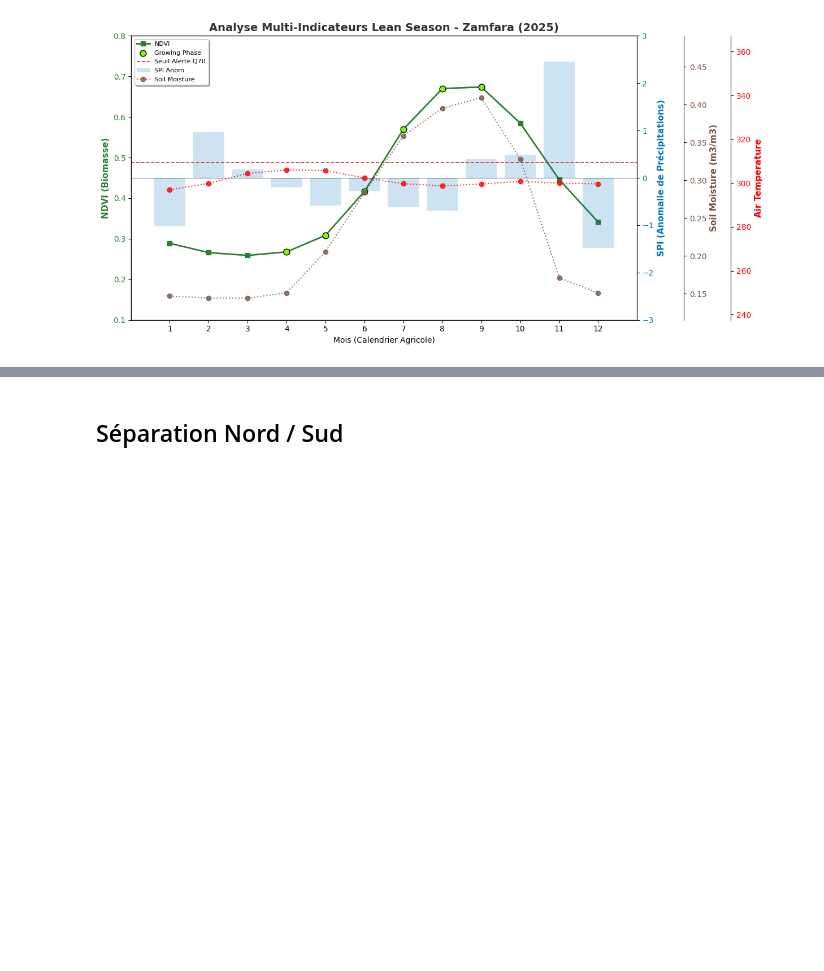
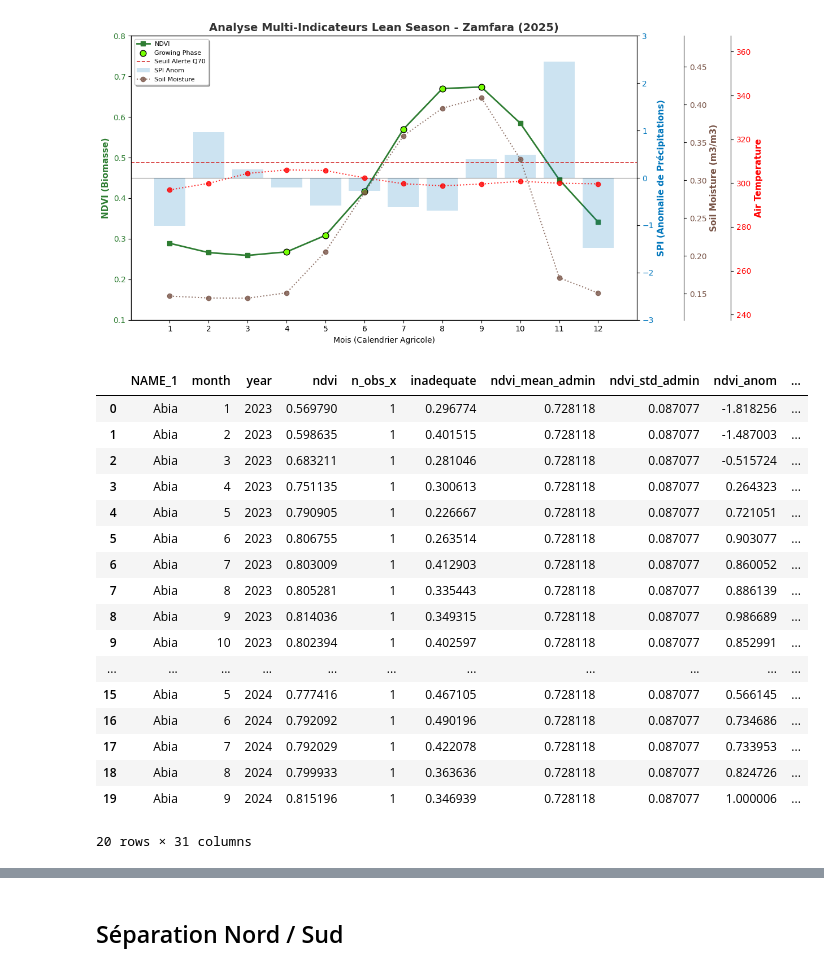
Before and after one commit to tnourlyn/Projet-de-Statapp---WFP-, a Jupyter notebook: Lean_season.ipynb, the cells around one changed output, grey strips where cells are left out. Drawn from its saved outputs; the diff is of its cells as text; code cells hidden in the pictures; blank space fills up the shorter version.

```diff
--- a/Lean_season.ipynb
+++ b/Lean_season.ipynb
@@ -1356,3 +1356,60 @@ for year in [2023, 2024, 2025]:
 [figure]
 [figure]
 [figure]
+# %%
+# 1) ndvi_diff
+summary_lean_season_yearly["ndvi_diff"] = (summary_lean_season_yearly.groupby(["NAME_1", "year"])["ndvi"].diff())
+
+# 2) ndvi_max_annual
+summary_lean_season_yearly["ndvi_max_annual"] = (summary_lean_season_yearly.groupby(["NAME_1", "year"])["ndvi"].transform("max"))
+
+# 3) rainfall
+summary_lean_season_yearly["rain_mean_annual"] = (
+    summary_lean_season_yearly
+    .groupby(["NAME_1", "year"])["Rainf_f_tavg"]
+    .transform("mean")
+)
+
+# 4) inadequate
+summary_lean_season_yearly["inadequate_mean_annual"] = (
+    summary_lean_season_yearly
+    .groupby(["NAME_1", "year"])["inadequate"]
+    .transform("mean")
+)
+
+# 5) Soil moisture
+
+summary_lean_season_yearly["soil_mean_annual"] = (
+    summary_lean_season_yearly
+    .groupby(["NAME_1", "year"])["SoilMoi10_40cm_tavg"]
+    .transform("mean")
+)
+# 5) indicateur brut
+summary_lean_season_yearly["lean_season_raw"] = (
+    (summary_lean_season_yearly["ndvi_diff"] > 0) &
+    (summary_lean_season_yearly["ndvi"] < 0.9 * summary_lean_season_yearly["ndvi_max_annual"]) &
+    (summary_lean_season_yearly["Rainf_f_tavg"] > summary_lean_season_yearly["rain_mean_annual"]) &
+    (summary_lean_season_yearly["inadequate"] > summary_lean_season_yearly["inadequate_mean_annual"])&
+    (summary_lean_season_yearly["SoilMoi10_40cm_tavg"] > summary_lean_season_yearly["soil_mean_annual"])
+).astype(int)
+
+summary_lean_season_yearly.head(20)
+# %% [output]
+|  | NAME_1 | month | year | ndvi | n_obs_x | inadequate | ndvi_mean_admin | ndvi_std_admin | ndvi_anom | ... |
+| 0 | Abia | 1 | 2023 | 0.569790 | 1 | 0.296774 | 0.728118 | 0.087077 | -1.818256 | ... |
+| 1 | Abia | 2 | 2023 | 0.598635 | 1 | 0.401515 | 0.728118 | 0.087077 | -1.487003 | ... |
+| 2 | Abia | 3 | 2023 | 0.683211 | 1 | 0.281046 | 0.728118 | 0.087077 | -0.515724 | ... |
+| 3 | Abia | 4 | 2023 | 0.751135 | 1 | 0.300613 | 0.728118 | 0.087077 | 0.264323 | ... |
+| 4 | Abia | 5 | 2023 | 0.790905 | 1 | 0.226667 | 0.728118 | 0.087077 | 0.721051 | ... |
+| 5 | Abia | 6 | 2023 | 0.806755 | 1 | 0.263514 | 0.728118 | 0.087077 | 0.903077 | ... |
+| 6 | Abia | 7 | 2023 | 0.803009 | 1 | 0.412903 | 0.728118 | 0.087077 | 0.860052 | ... |
+| 7 | Abia | 8 | 2023 | 0.805281 | 1 | 0.335443 | 0.728118 | 0.087077 | 0.886139 | ... |
+| 8 | Abia | 9 | 2023 | 0.814036 | 1 | 0.349315 | 0.728118 | 0.087077 | 0.986689 | ... |
+| 9 | Abia | 10 | 2023 | 0.802394 | 1 | 0.402597 | 0.728118 | 0.087077 | 0.852991 | ... |
+| ... | ... | ... | ... | ... | ... | ... | ... | ... | ... | ... |
+| 15 | Abia | 5 | 2024 | 0.777416 | 1 | 0.467105 | 0.728118 | 0.087077 | 0.566145 | ... |
+| 16 | Abia | 6 | 2024 | 0.792092 | 1 | 0.490196 | 0.728118 | 0.087077 | 0.734686 | ... |
+| 17 | Abia | 7 | 2024 | 0.792029 | 1 | 0.422078 | 0.728118 | 0.087077 | 0.733953 | ... |
+| 18 | Abia | 8 | 2024 | 0.799933 | 1 | 0.363636 | 0.728118 | 0.087077 | 0.824726 | ... |
+| 19 | Abia | 9 | 2024 | 0.815196 | 1 | 0.346939 | 0.728118 | 0.087077 | 1.000006 | ... |
+20 rows × 31 columns
```
Also changed, not shown: parts of 4 cells of this notebook.
